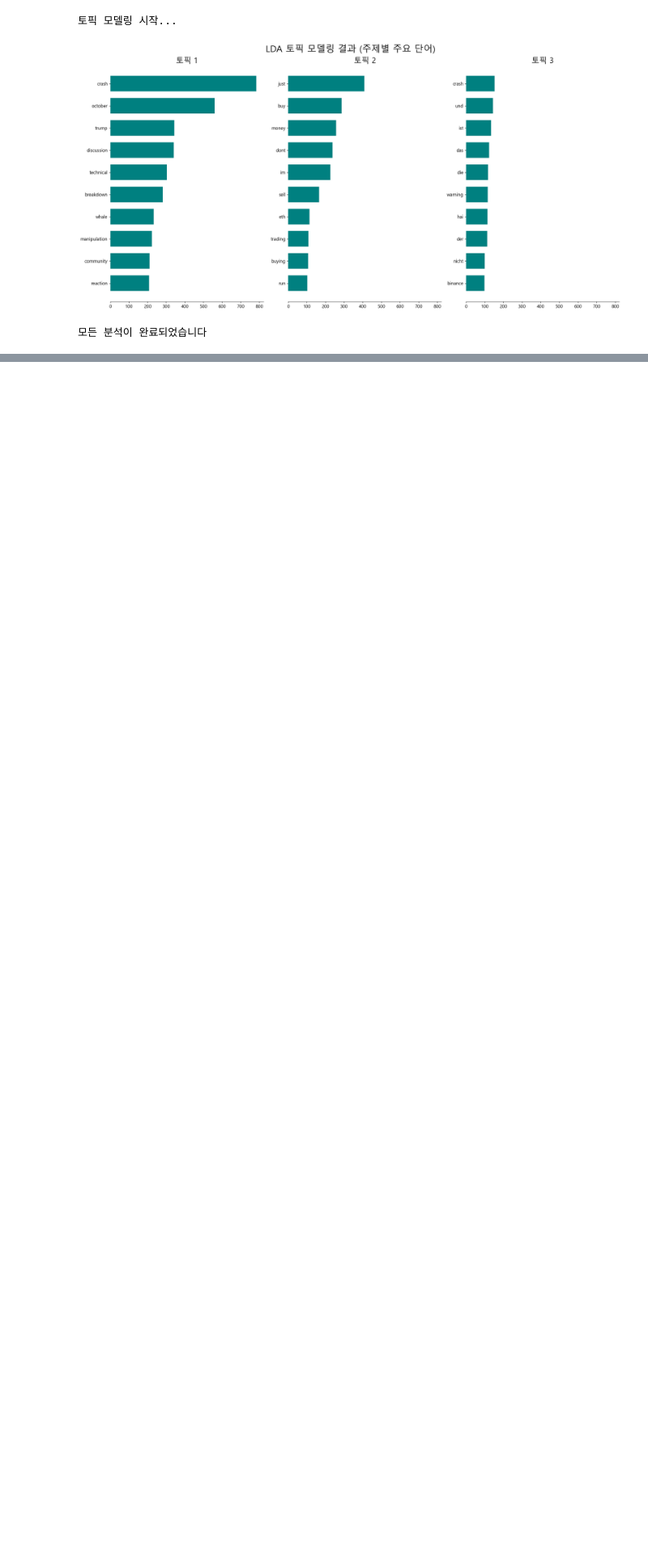
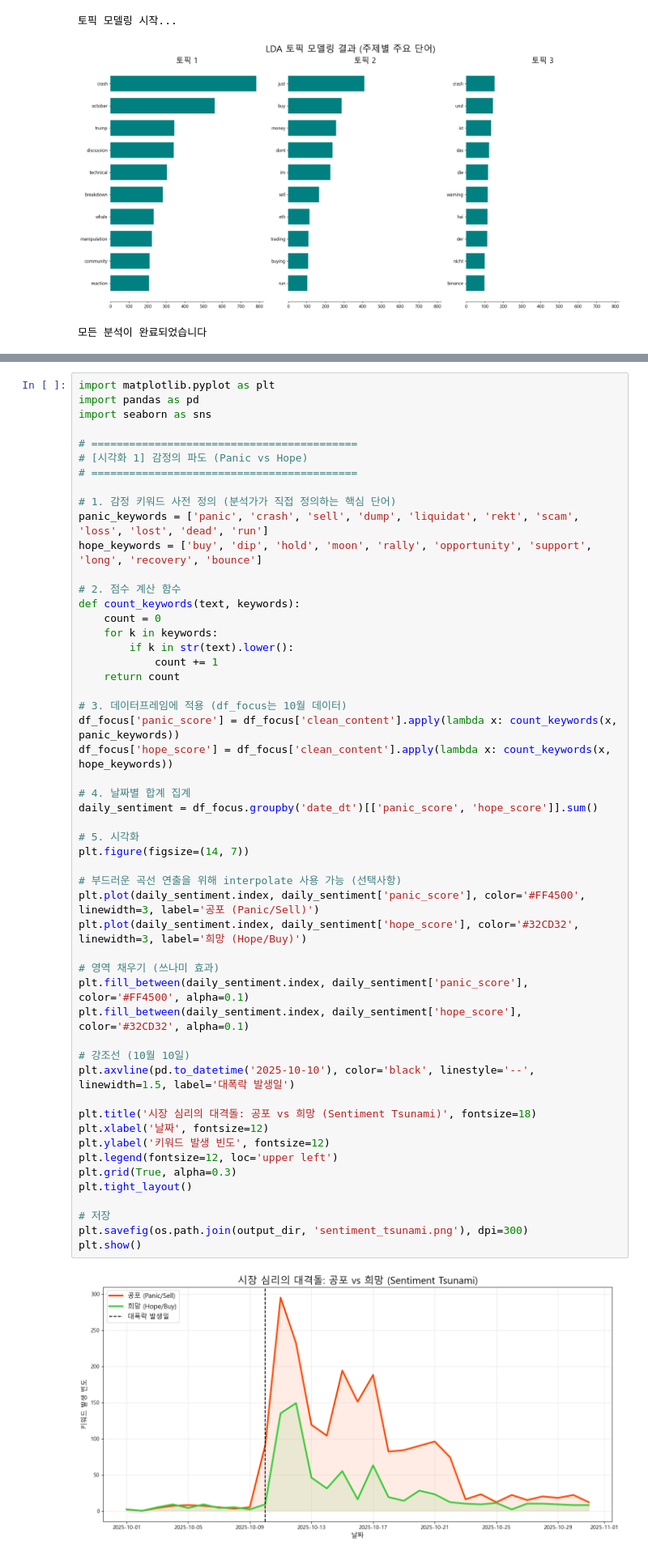
Before and after one commit to GoldenHourWaves/ai_team_6, a Jupyter notebook: data/Community_data/SNS_analysis_total.ipynb, the cells around one changed output, grey strips where cells are left out. Shown at 81% size. Saved outputs shown, nothing was run; the diff lists cells and outputs as text; blank space fills up the shorter version.

```diff
--- a/data/Community_data/SNS_analysis_total.ipynb
+++ b/data/Community_data/SNS_analysis_total.ipynb
@@ -322,0 +575,54 @@ plt.show()
+# %%
+import matplotlib.pyplot as plt
+import pandas as pd
+import seaborn as sns
+
+# ==========================================
+# [시각화 1] 감정의 파도 (Panic vs Hope)
+# ==========================================
+
+# 1. 감정 키워드 사전 정의 (분석가가 직접 정의하는 핵심 단어)
+panic_keywords = ['panic', 'crash', 'sell', 'dump', 'liquidat', 'rekt', 'scam', 'loss', 'lost', 'dead', 'run']
+hope_keywords = ['buy', 'dip', 'hold', 'moon', 'rally', 'opportunity', 'support', 'long', 'recovery', 'bounce']
+
+# 2. 점수 계산 함수
+def count_keywords(text, keywords):
+    count = 0
+    for k in keywords:
+        if k in str(text).lower():
+            count += 1
+    return count
+
+# 3. 데이터프레임에 적용 (df_focus는 10월 데이터)
+df_focus['panic_score'] = df_focus['clean_content'].apply(lambda x: count_keywords(x, panic_keywords))
+df_focus['hope_score'] = df_focus['clean_content'].apply(lambda x: count_keywords(x, hope_keywords))
+
+# 4. 날짜별 합계 집계
+daily_sentiment = df_focus.groupby('date_dt')[['panic_score', 'hope_score']].sum()
+
+# 5. 시각화
+plt.figure(figsize=(14, 7))
+
+# 부드러운 곡선 연출을 위해 interpolate 사용 가능 (선택사항)
+plt.plot(daily_sentiment.index, daily_sentiment['panic_score'], color='#FF4500', linewidth=3, label='공포 (Panic/Sell)')
+plt.plot(daily_sentiment.index, daily_sentiment['hope_score'], color='#32CD32', linewidth=3, label='희망 (Hope/Buy)')
+
+# 영역 채우기 (쓰나미 효과)
+plt.fill_between(daily_sentiment.index, daily_sentiment['panic_score'], color='#FF4500', alpha=0.1)
+plt.fill_between(daily_sentiment.index, daily_sentiment['hope_score'], color='#32CD32', alpha=0.1)
+
+# 강조선 (10월 10일)
+plt.axvline(pd.to_datetime('2025-10-10'), color='black', linestyle='--', linewidth=1.5, label='대폭락 발생일')
+
+plt.title('시장 심리의 대격돌: 공포 vs 희망 (Sentiment Tsunami)', fontsize=18)
+plt.xlabel('날짜', fontsize=12)
+plt.ylabel('키워드 발생 빈도', fontsize=12)
+plt.legend(fontsize=12, loc='upper left')
+plt.grid(True, alpha=0.3)
+plt.tight_layout()
+
+# 저장
+plt.savefig(os.path.join(output_dir, 'sentiment_tsunami.png'), dpi=300)
+plt.show()
+# %% [output]
+[figure, added]
```
Also changed, not shown: parts of 5 cells of this notebook, 11 other files.
